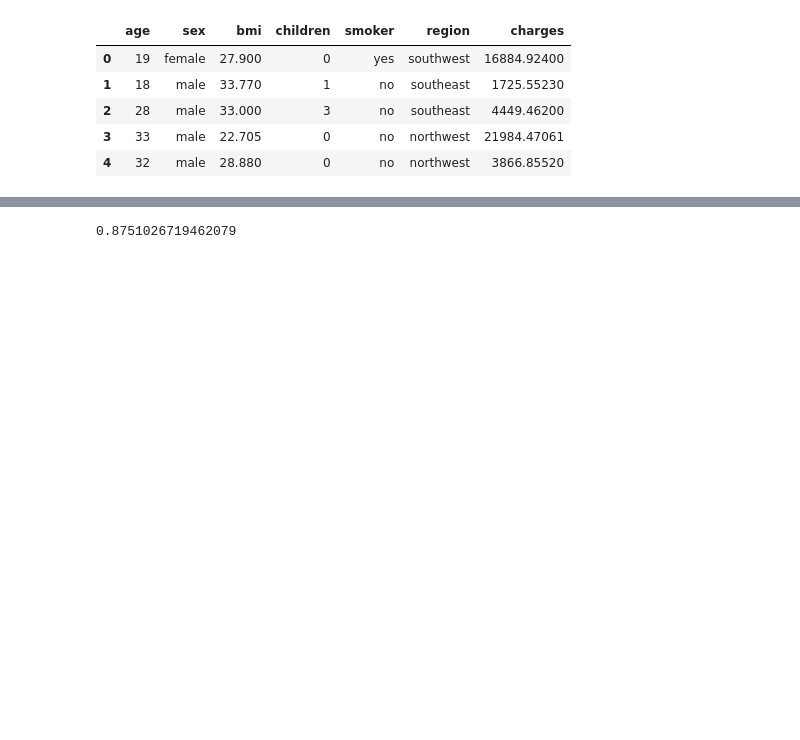
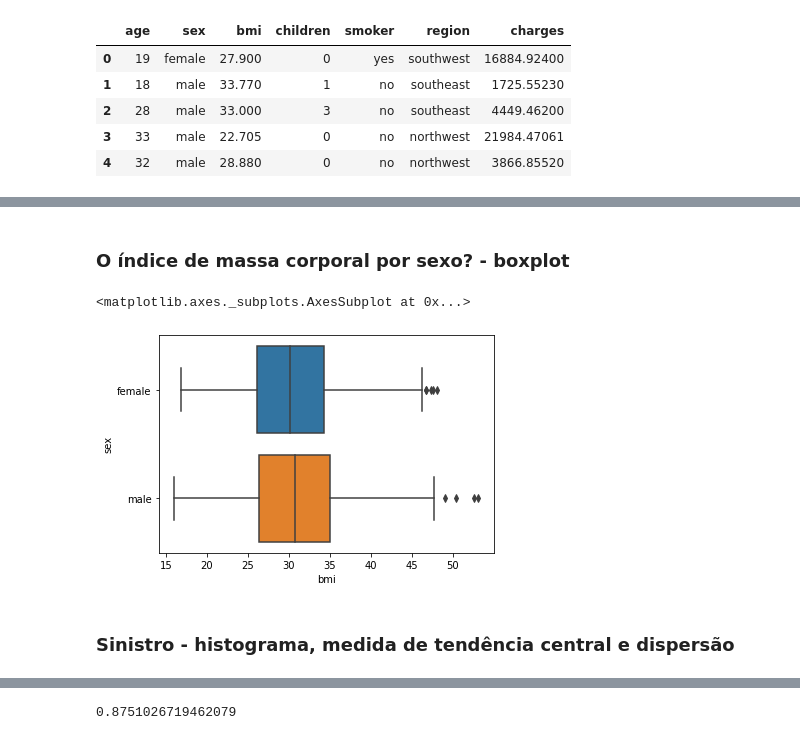
Before and after one commit to zetta-academy/exp-curso-python-saude, a Jupyter notebook: PySaude_03_python_arvore_regressao.ipynb, the cells around one changed output, grey strips where cells are left out. Cells and saved outputs as stored; diff of their text form; code cells hidden in the pictures; blank space fills up the shorter version.

```diff
--- a/PySaude_03_python_arvore_regressao.ipynb
+++ b/PySaude_03_python_arvore_regressao.ipynb
@@ -13,0 +135,9 @@ df.head()
+# %% [markdown]
+### O índice de massa corporal por sexo? - boxplot
+# %%
+sns.boxplot(x='bmi', y='sex', data=df)
+# %% [output]
+<matplotlib.axes._subplots.AxesSubplot at 0x...>
+[figure, added]
+# %% [markdown]
+### Sinistro - histograma, medida de tendência central e dispersão
```
Also changed, not shown: parts of 48 cells of this notebook.
